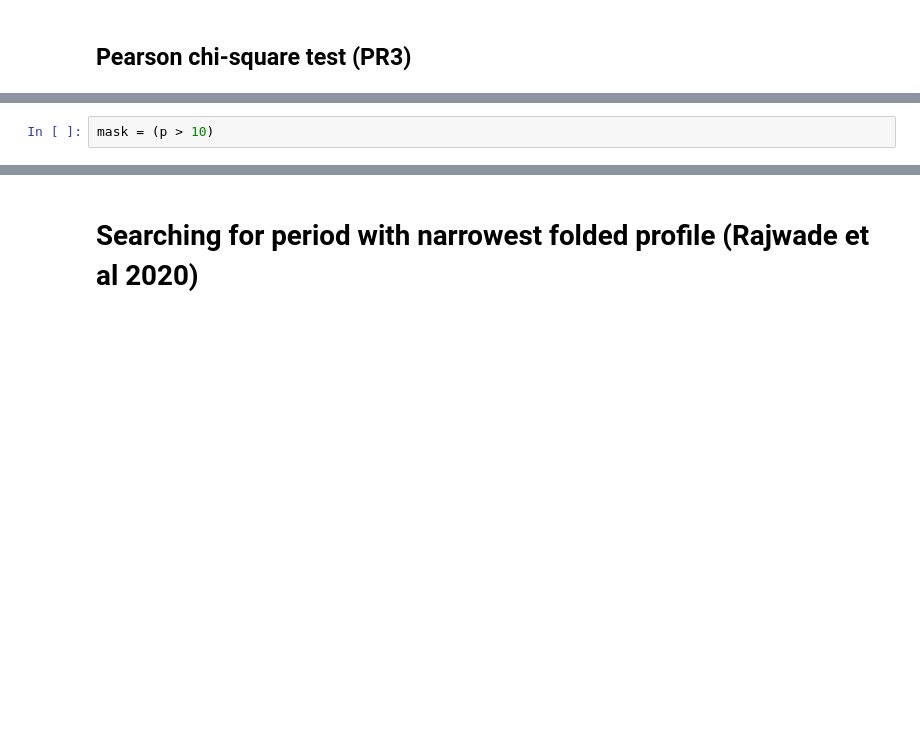
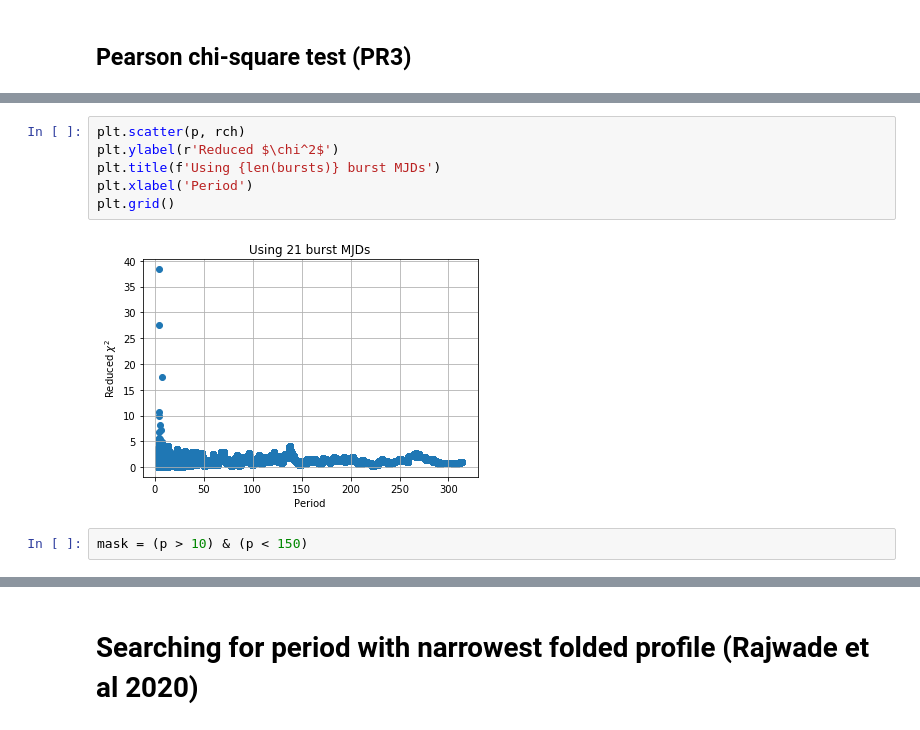
Before and after one commit to KshitijAggarwal/frbpa, a Jupyter notebook: examples/r2/chime_period_search.ipynb, the cells around one changed output, grey strips where cells are left out. Drawn from its saved outputs; the diff is of its cells as text; blank space fills up the shorter version.

```diff
--- a/examples/r2/chime_period_search.ipynb
+++ b/examples/r2/chime_period_search.ipynb
@@ -39,2 +37,10 @@ KeyboardInterrupt:
+# %%
+plt.scatter(p, rch)
+plt.ylabel(r'Reduced $\chi^2$')
+plt.title(f'Using {len(bursts)} burst MJDs')
+plt.xlabel('Period')
+plt.grid()
+# %% [output]
+[figure, added]
 # %%
-mask = (p > 10)
+mask = (p > 10) & (p < 150)
```
Also changed, not shown: parts of 20 cells of this notebook.
